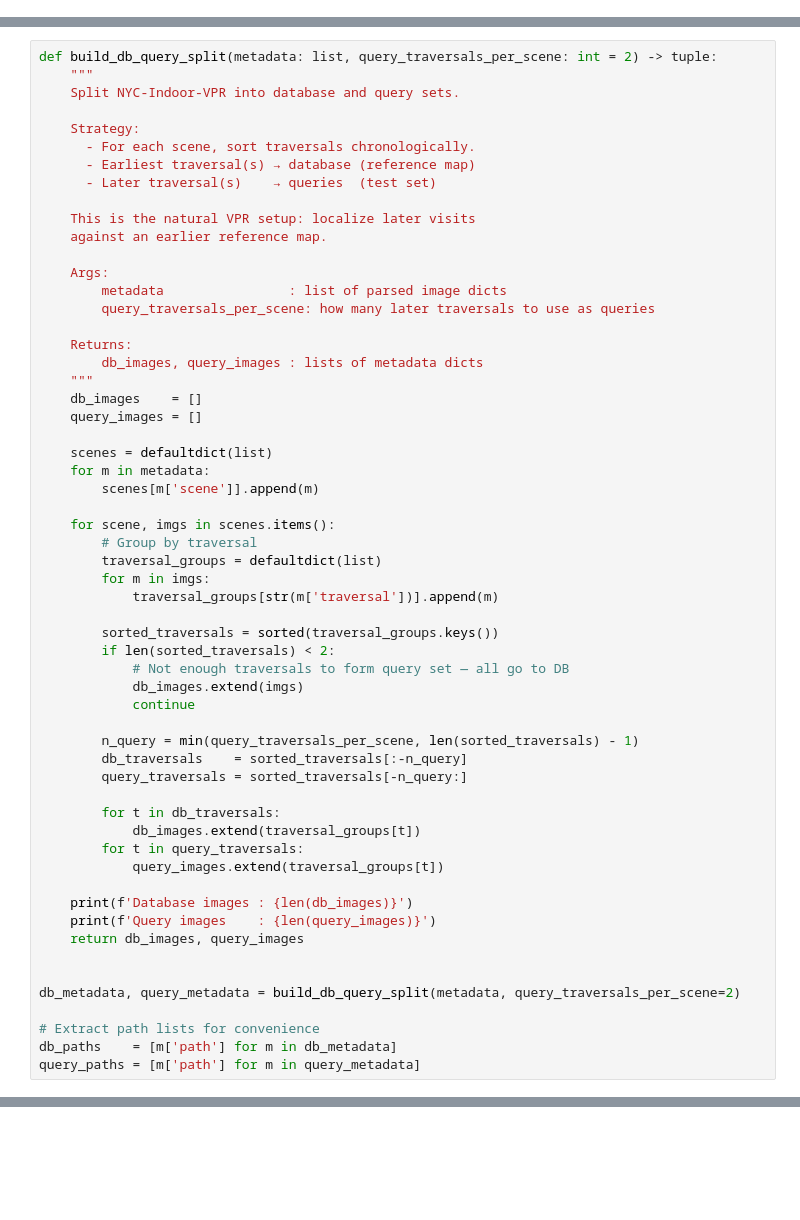
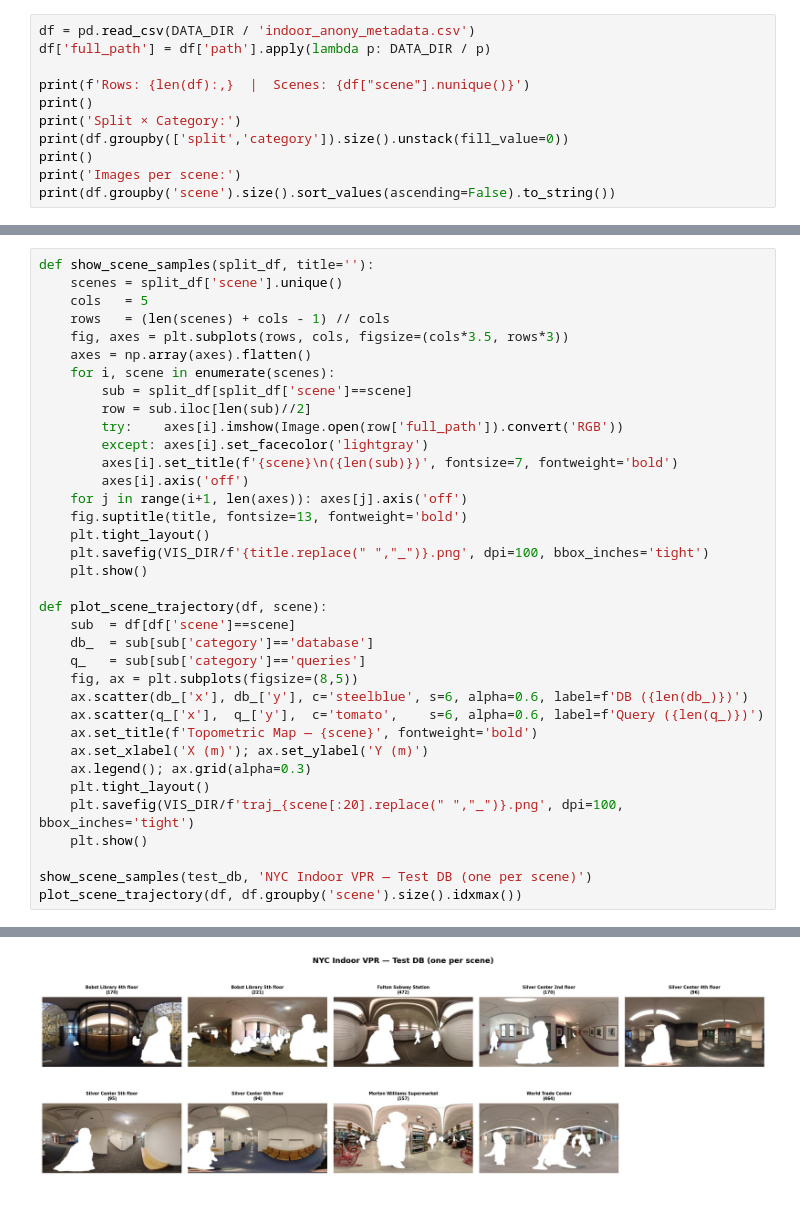
Before and after one commit to hyeonukim/IndoorLocalization, a Jupyter notebook: indoor.ipynb, the cells around one changed output, grey strips where cells are left out. Saved outputs shown, nothing was run; the diff lists cells and outputs as text; blank space fills up the shorter version.

```diff
--- a/indoor.ipynb
+++ b/indoor.ipynb
@@ -147,0 +144,11 @@ Top-level folders:
+# %%
+df = pd.read_csv(DATA_DIR / 'indoor_anony_metadata.csv')
+df['full_path'] = df['path'].apply(lambda p: DATA_DIR / p)
+
+print(f'Rows: {len(df):,}  |  Scenes: {df["scene"].nunique()}')
+print()
+print('Split × Category:')
+print(df.groupby(['split','category']).size().unstack(fill_value=0))
+print()
+print('Images per scene:')
+print(df.groupby('scene').size().sort_values(ascending=False).to_string())
@@ -225,59 +224,37 @@ Scenes found: 0
 # %%
-def build_db_query_split(metadata: list, query_traversals_per_scene: int = 2) -> tuple:
-    """
-    Split NYC-Indoor-VPR into database and query sets.
+def show_scene_samples(split_df, title=''):
+    scenes = split_df['scene'].unique()
+    cols   = 5
+    rows   = (len(scenes) + cols - 1) // cols
+    fig, axes = plt.subplots(rows, cols, figsize=(cols*3.5, rows*3))
+    axes = np.array(axes).flatten()
+    for i, scene in enumerate(scenes):
+        sub = split_df[split_df['scene']==scene]
+        row = sub.iloc[len(sub)//2]
+        try:    axes[i].imshow(Image.open(row['full_path']).convert('RGB'))
+        except: axes[i].set_facecolor('lightgray')
+        axes[i].set_title(f'{scene}\n({len(sub)})', fontsize=7, fontweight='bold')
+        axes[i].axis('off')
+    for j in range(i+1, len(axes)): axes[j].axis('off')
+    fig.suptitle(title, fontsize=13, fontweight='bold')
+    plt.tight_layout()
+    plt.savefig(VIS_DIR/f'{title.replace(" ","_")}.png', dpi=100, bbox_inches='tight')
+    plt.show()
 
-    Strategy:
-      - For each scene, sort traversals chronologically.
-      - Earliest traversal(s) → database (reference map)
-      - Later traversal(s)    → queries  (test set)
+def plot_scene_trajectory(df, scene):
+    sub  = df[df['scene']==scene]
+    db_  = sub[sub['category']=='database']
+    q_   = sub[sub['category']=='queries']
+    fig, ax = plt.subplots(figsize=(8,5))
+    ax.scatter(db_['x'], db_['y'], c='steelblue', s=6, alpha=0.6, label=f'DB ({len(db_)})')
+    ax.scatter(q_['x'],  q_['y'],  c='tomato',    s=6, alpha=0.6, label=f'Query ({len(q_)})')
+    ax.set_title(f'Topometric Map — {scene}', fontweight='bold')
+    ax.set_xlabel('X (m)'); ax.set_ylabel('Y (m)')
+    ax.legend(); ax.grid(alpha=0.3)
+    plt.tight_layout()
+    plt.savefig(VIS_DIR/f'traj_{scene[:20].replace(" ","_")}.png', dpi=100, bbox_inches='tight')
+    plt.show()
 
-    This is the natural VPR setup: localize later visits
-    against an earlier reference map.
-
-    Args:
-        metadata                : list of parsed image dicts
-        query_traversals_per_scene: how many later traversals to use as queries
-
-    Returns:
-        db_images, query_images : lists of metadata dicts
-    """
-    db_images    = []
-    query_images = []
-
-    scenes = defaultdict(list)
-    for m in metadata:
-        scenes[m['scene']].append(m)
-
-    for scene, imgs in scenes.items():
-        # Group by traversal
-        traversal_groups = defaultdict(list)
-        for m in imgs:
-            traversal_groups[str(m['traversal'])].append(m)
-
-        sorted_traversals = sorted(traversal_groups.keys())
-        if len(sorted_traversals) < 2:
-            # Not enough traversals to form query set — all go to DB
-            db_images.extend(imgs)
-            continue
-
-        n_query = min(query_traversals_per_scene, len(sorted_traversals) - 1)
-        db_traversals    = sorted_traversals[:-n_query]
-        query_traversals = sorted_traversals[-n_query:]
-
-        for t in db_traversals:
-            db_images.extend(traversal_groups[t])
-        for t in query_traversals:
-            query_images.extend(traversal_groups[t])
-
-    print(f'Database images : {len(db_images)}')
-    print(f'Query images    : {len(query_images)}')
-    return db_images, query_images
-
-
-db_metadata, query_metadata = build_db_query_split(metadata, query_traversals_per_scene=2)
-
-# Extract path lists for convenience
-db_paths    = [m['path'] for m in db_metadata]
-query_paths = [m['path'] for m in query_metadata]
+show_scene_samples(test_db, 'NYC Indoor VPR — Test DB (one per scene)')
+plot_scene_trajectory(df, df.groupby('scene').size().idxmax())
 # %% [output]
@@ -285,0 +261 @@ Query images    : 0
+[figure, added]
```
Also changed, not shown: parts of 36 cells of this notebook.
